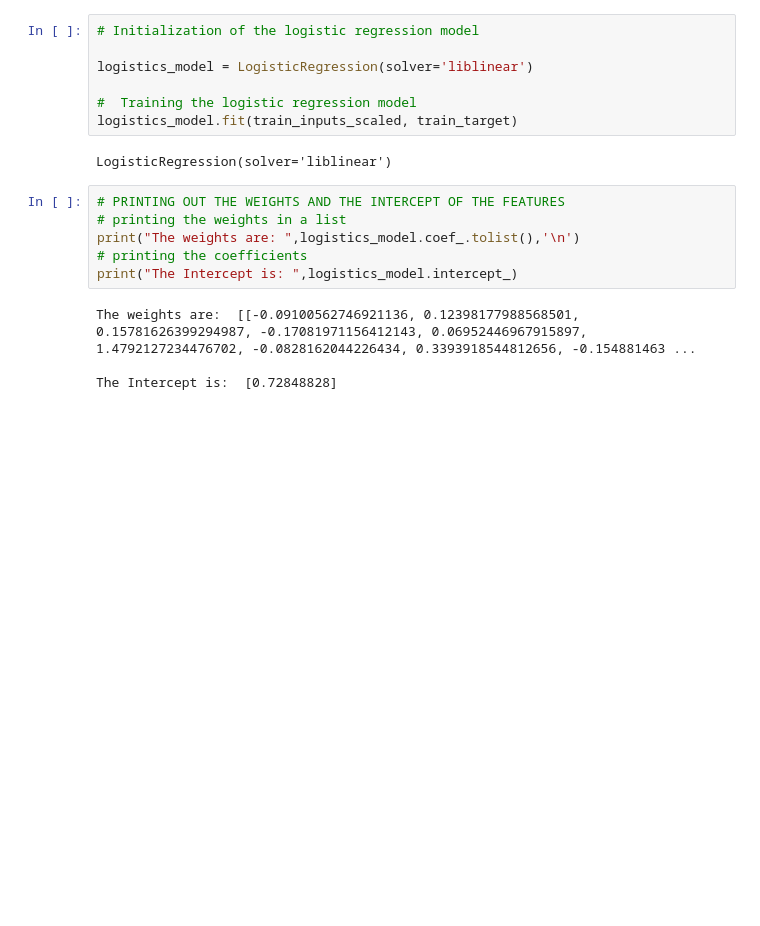
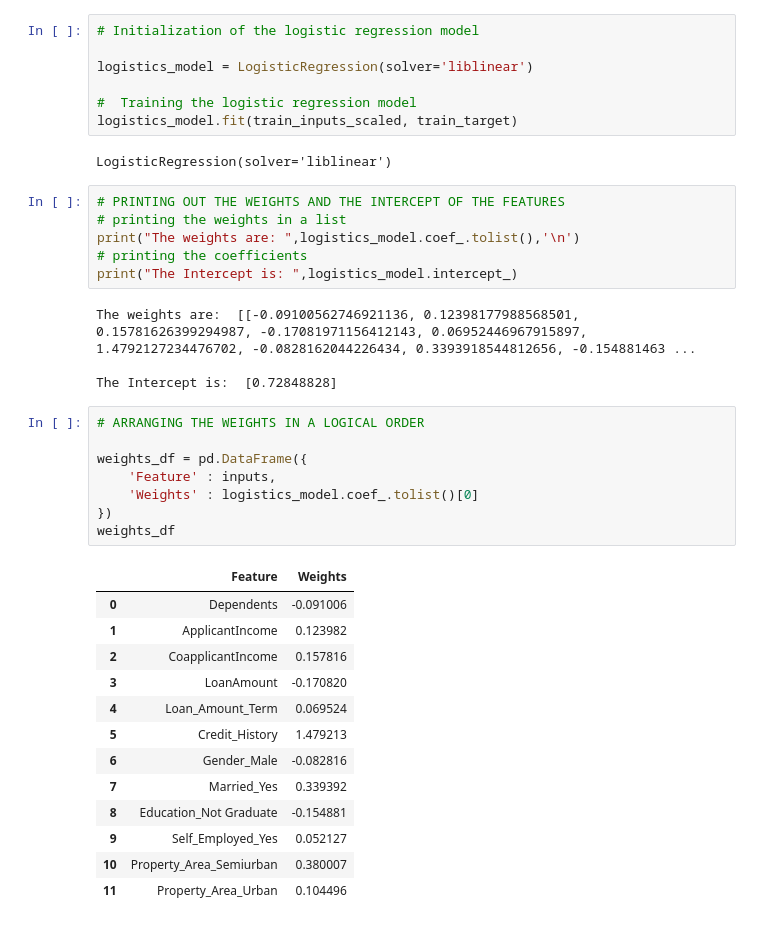
Before and after one commit to popsy-jeff/MACHINE-LEARNING-LOGISTIC-REGRESSION, a Jupyter notebook: Loan_Prediction_LogisticRegression_Model.ipynb, the cells around one changed output. Cells and saved outputs as stored; diff of their text form; blank space fills up the shorter version.

Commit message:
Arranging the weights in a logical order

```diff
--- a/Loan_Prediction_LogisticRegression_Model.ipynb
+++ b/Loan_Prediction_LogisticRegression_Model.ipynb
@@ -344,3 +344,25 @@ print("The Intercept is: ",logistics_model.intercept_)
 The weights are:  [[-0.09100562746921136, 0.12398177988568501, 0.15781626399294987, -0.17081971156412143, 0.06952446967915897, 1.4792127234476702, -0.0828162044226434, 0.3393918544812656, -0.154881463 ...
 
 The Intercept is:  [0.72848828]
+# %%
+# ARRANGING THE WEIGHTS IN A LOGICAL ORDER
+
+weights_df = pd.DataFrame({
+    'Feature' : inputs,
+    'Weights' : logistics_model.coef_.tolist()[0]
+})
+weights_df
+# %% [output]
+|  | Feature | Weights |
+| 0 | Dependents | -0.091006 |
+| 1 | ApplicantIncome | 0.123982 |
+| 2 | CoapplicantIncome | 0.157816 |
+| 3 | LoanAmount | -0.170820 |
+| 4 | Loan_Amount_Term | 0.069524 |
+| 5 | Credit_History | 1.479213 |
+| 6 | Gender_Male | -0.082816 |
+| 7 | Married_Yes | 0.339392 |
+| 8 | Education_Not Graduate | -0.154881 |
+| 9 | Self_Employed_Yes | 0.052127 |
+| 10 | Property_Area_Semiurban | 0.380007 |
+| 11 | Property_Area_Urban | 0.104496 |
```
